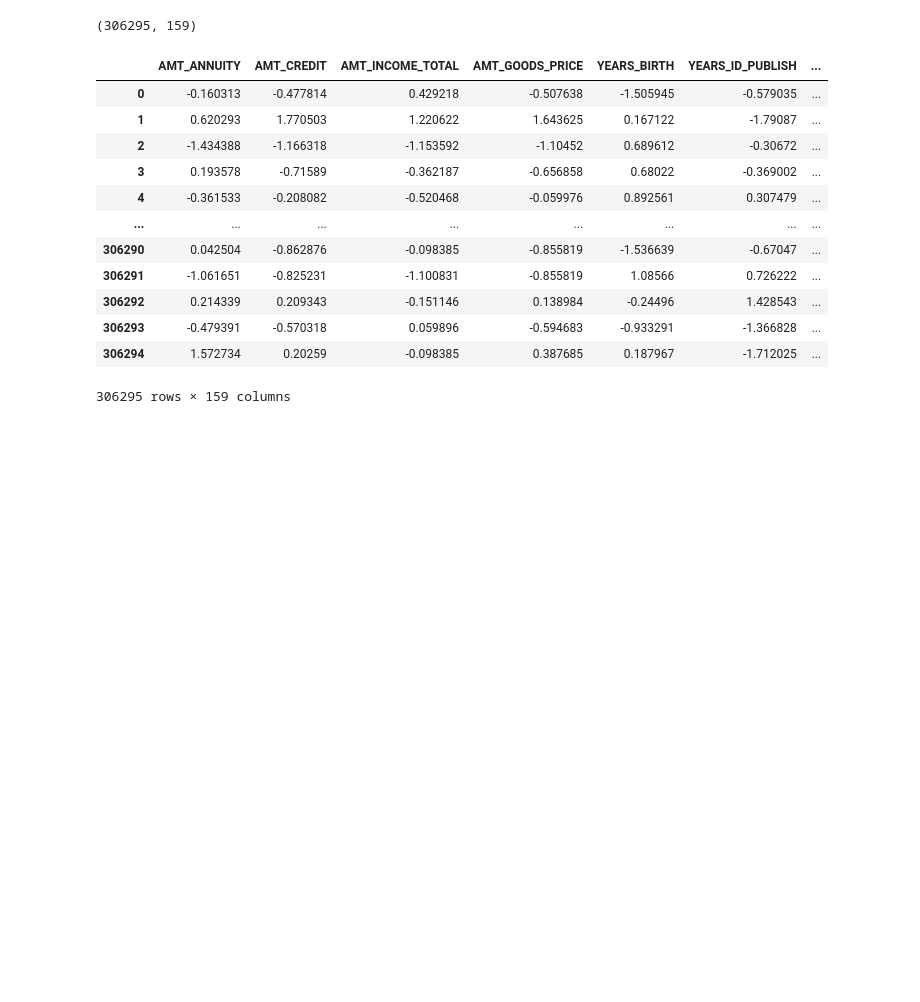
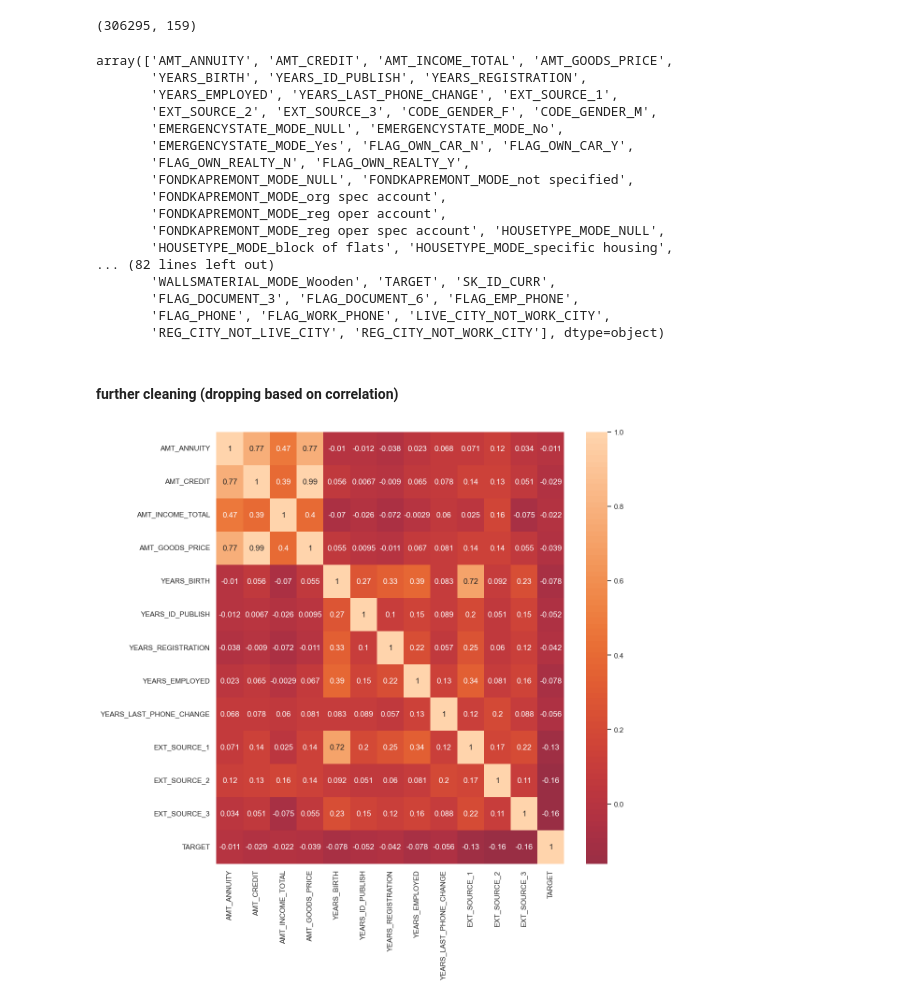
Before and after one commit to seg-fault123/bdm_project, a Jupyter notebook: further_cleaning.ipynb, the cells around one changed output. Cells and saved outputs as stored; diff of their text form; code cells hidden in the pictures; blank space fills up the shorter version.

Commit message:
final cleaning done, classification left

```diff
--- a/further_cleaning.ipynb
+++ b/further_cleaning.ipynb
@@ -105,39 +137,6 @@ Index(['AMT_ANNUITY', 'AMT_CREDIT', 'AMT_INCOME_TOTAL', 'AMT_GOODS_PRICE',
        'LIVE_CITY_NOT_WORK_CITY', 'REG_CITY_NOT_LIVE_CITY',
        'REG_CITY_NOT_WORK_CITY'],
       dtype='object')
-# %%
-class ChunkKNNImputer(BaseEstimator, TransformerMixin):
-    def __init__(self, factor):
-        self.imputer=KNNImputer()
-        self.factor=factor
-        self.features=None
-
-    def fit(self, X, y=None):
-        return self
-
-    def fit_transform(self, X, y=None):
-        self.features=X.columns
-        total_idx=np.array(list(range(X.shape[0])))
-        iteration=0
-        rng=np.random.default_rng(seed=0)
-        rng.shuffle(total_idx)
-        result=None
-        while(len(total_idx)>iteration*self.factor):
-            curr_idx=total_idx[iteration*self.factor : (iteration+1)*self.factor]
-            X_curr=X.iloc[curr_idx, :]
-            if result is None:
-                result=self.imputer.fit_transform(X_curr, y)
-            else:
-                result=np.concatenate((result, self.imputer.fit_transform(X_curr, y)), axis=0)
-            iteration+=1
-        print(result.shape)
-        return result[total_idx.argsort(), :]
-
-    def transform(self, X, y=None):
-        return self.imputer.transform(X, y)
-
-    def get_feature_names_out(self, input_features=None):
-        return self.features
 # %% [markdown]
 #### This Cell will take a long time upto (3.5 minutes)
 # %%
@@ -157,22 +156,37 @@ ct2=ColumnTransformer(transformers=[('numerical', ChunkKNNImputer(factor=10000),
 clean3=pd.DataFrame(ct2.fit_transform(clean2))
 clean3.columns=ct2.get_feature_names_out()
 clean3.rename(columns=lambda x: x[11:], inplace=True)
+clean3=clean3.astype(dtype=float)
 clean3.shape
 # %% [output]
 (306295, 159)
 # %%
-clean3
+clean3.columns.values
 # %% [output]
-|  | AMT_ANNUITY | AMT_CREDIT | AMT_INCOME_TOTAL | AMT_GOODS_PRICE | YEARS_BIRTH | YEARS_ID_PUBLISH | ... |
-| 0 | -0.160313 | -0.477814 | 0.429218 | -0.507638 | -1.505945 | -0.579035 | ... |
-| 1 | 0.620293 | 1.770503 | 1.220622 | 1.643625 | 0.167122 | -1.79087 | ... |
-| 2 | -1.434388 | -1.166318 | -1.153592 | -1.10452 | 0.689612 | -0.30672 | ... |
-| 3 | 0.193578 | -0.71589 | -0.362187 | -0.656858 | 0.68022 | -0.369002 | ... |
-| 4 | -0.361533 | -0.208082 | -0.520468 | -0.059976 | 0.892561 | 0.307479 | ... |
-| ... | ... | ... | ... | ... | ... | ... | ... |
-| 306290 | 0.042504 | -0.862876 | -0.098385 | -0.855819 | -1.536639 | -0.67047 | ... |
-| 306291 | -1.061651 | -0.825231 | -1.100831 | -0.855819 | 1.08566 | 0.726222 | ... |
-| 306292 | 0.214339 | 0.209343 | -0.151146 | 0.138984 | -0.24496 | 1.428543 | ... |
-| 306293 | -0.479391 | -0.570318 | 0.059896 | -0.594683 | -0.933291 | -1.366828 | ... |
-| 306294 | 1.572734 | 0.20259 | -0.098385 | 0.387685 | 0.187967 | -1.712025 | ... |
-306295 rows × 159 columns
+array(['AMT_ANNUITY', 'AMT_CREDIT', 'AMT_INCOME_TOTAL', 'AMT_GOODS_PRICE',
+       'YEARS_BIRTH', 'YEARS_ID_PUBLISH', 'YEARS_REGISTRATION',
+       'YEARS_EMPLOYED', 'YEARS_LAST_PHONE_CHANGE', 'EXT_SOURCE_1',
+       'EXT_SOURCE_2', 'EXT_SOURCE_3', 'CODE_GENDER_F', 'CODE_GENDER_M',
+       'EMERGENCYSTATE_MODE_NULL', 'EMERGENCYSTATE_MODE_No',
+       'EMERGENCYSTATE_MODE_Yes', 'FLAG_OWN_CAR_N', 'FLAG_OWN_CAR_Y',
+       'FLAG_OWN_REALTY_N', 'FLAG_OWN_REALTY_Y',
+       'FONDKAPREMONT_MODE_NULL', 'FONDKAPREMONT_MODE_not specified',
+       'FONDKAPREMONT_MODE_org spec account',
+       'FONDKAPREMONT_MODE_reg oper account',
+       'FONDKAPREMONT_MODE_reg oper spec account', 'HOUSETYPE_MODE_NULL',
+       'HOUSETYPE_MODE_block of flats', 'HOUSETYPE_MODE_specific housing',
+... (82 lines left out)
+       'WALLSMATERIAL_MODE_Wooden', 'TARGET', 'SK_ID_CURR',
+       'FLAG_DOCUMENT_3', 'FLAG_DOCUMENT_6', 'FLAG_EMP_PHONE',
+       'FLAG_PHONE', 'FLAG_WORK_PHONE', 'LIVE_CITY_NOT_WORK_CITY',
+       'REG_CITY_NOT_LIVE_CITY', 'REG_CITY_NOT_WORK_CITY'], dtype=object)
+# %% [markdown]
+#### further cleaning (dropping based on correlation)
+# %%
+ax=sns.heatmap(clean3[['AMT_ANNUITY', 'AMT_CREDIT', 'AMT_INCOME_TOTAL', 'AMT_GOODS_PRICE',
+       'YEARS_BIRTH', 'YEARS_ID_PUBLISH', 'YEARS_REGISTRATION',
+       'YEARS_EMPLOYED', 'YEARS_LAST_PHONE_CHANGE', 'EXT_SOURCE_1',
+       'EXT_SOURCE_2', 'EXT_SOURCE_3', 'TARGET']].corr(), annot=True, center=-1)
+ax.get_figure().set_size_inches(w=12, h=12)
+# %% [output]
+[figure, added]
```
Also changed, not shown: parts of 121 cells of this notebook.
